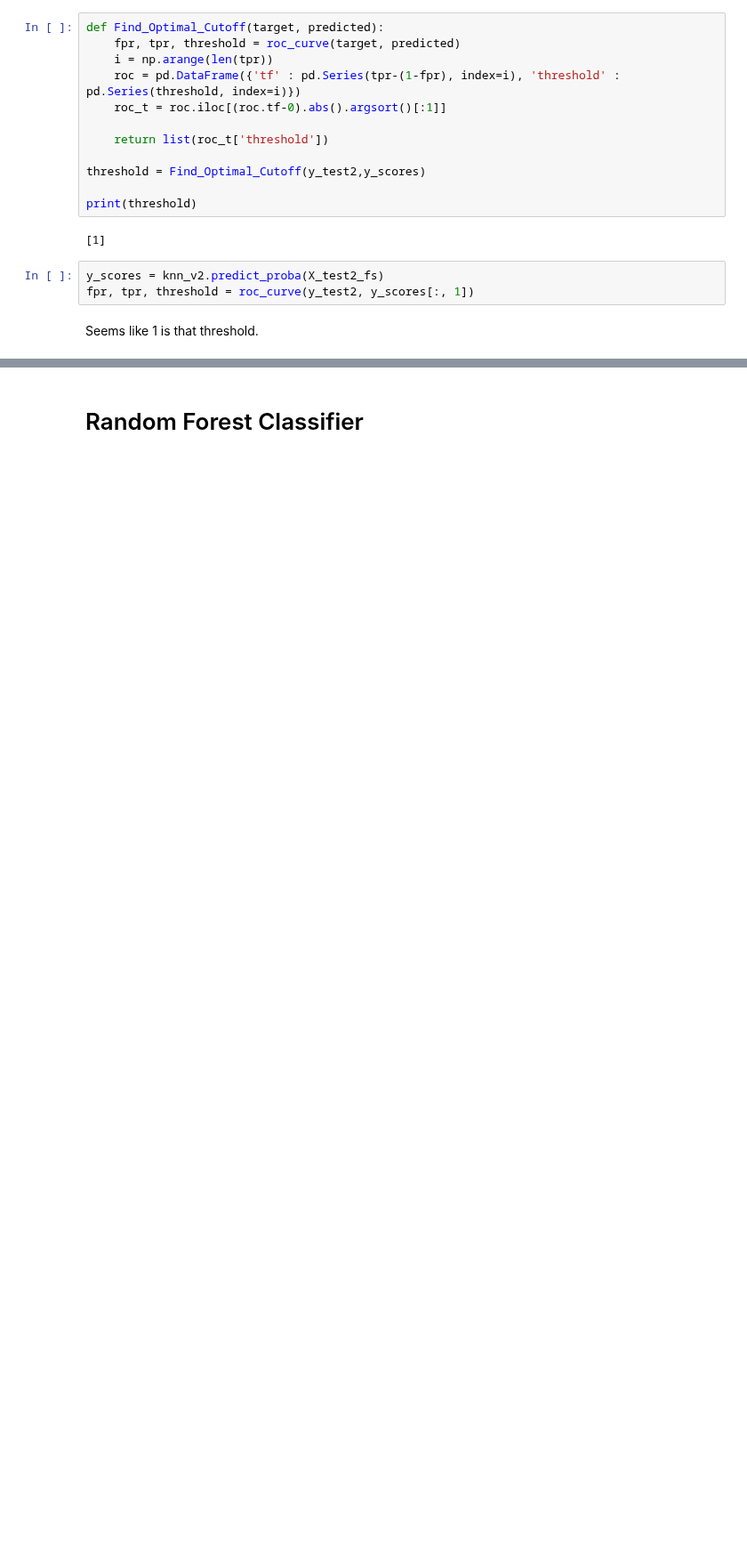
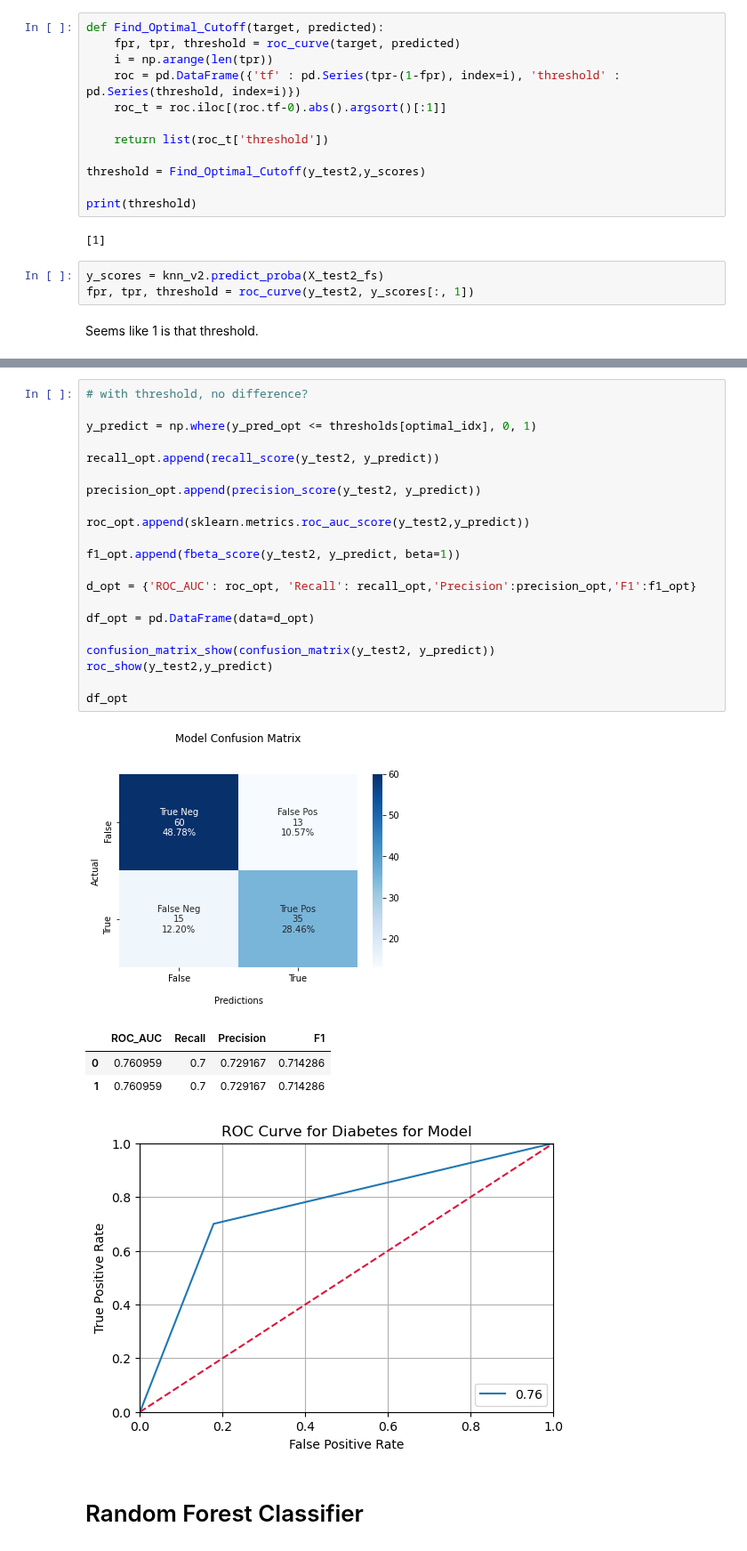
Before and after one commit to Aviost111/Diabetes_Predictions, a Jupyter notebook: Model_testing.ipynb, the cells around one changed output, grey strips where cells are left out. Shown at 89% size. Cells and saved outputs as stored; diff of their text form; blank space fills up the shorter version.

```diff
--- a/Model_testing.ipynb
+++ b/Model_testing.ipynb
@@ -550,5 +623,32 @@ df_opt
 |  | ROC_AUC | Recall | Precision | F1 |
 | 0 | 0.760959 | 0.7 | 0.729167 | 0.714286 |
 [figure]
+# %%
+# with threshold, no difference?
+
+y_predict = np.where(y_pred_opt <= thresholds[optimal_idx], 0, 1)
+
+recall_opt.append(recall_score(y_test2, y_predict))
+
+precision_opt.append(precision_score(y_test2, y_predict))
+
+roc_opt.append(sklearn.metrics.roc_auc_score(y_test2,y_predict))
+
+f1_opt.append(fbeta_score(y_test2, y_predict, beta=1))
+
+d_opt = {'ROC_AUC': roc_opt, 'Recall': recall_opt,'Precision':precision_opt,'F1':f1_opt}
+
+df_opt = pd.DataFrame(data=d_opt)
+
+confusion_matrix_show(confusion_matrix(y_test2, y_predict))
+roc_show(y_test2,y_predict)
+
+df_opt
+# %% [output]
+[figure, added]
+|  | ROC_AUC | Recall | Precision | F1 |
+| 0 | 0.760959 | 0.7 | 0.729167 | 0.714286 |
+| 1 | 0.760959 | 0.7 | 0.729167 | 0.714286 |
+[figure, added]
 # %% [markdown]
 # Random Forest Classifier
```
Also changed, not shown: parts of 31 cells of this notebook.
